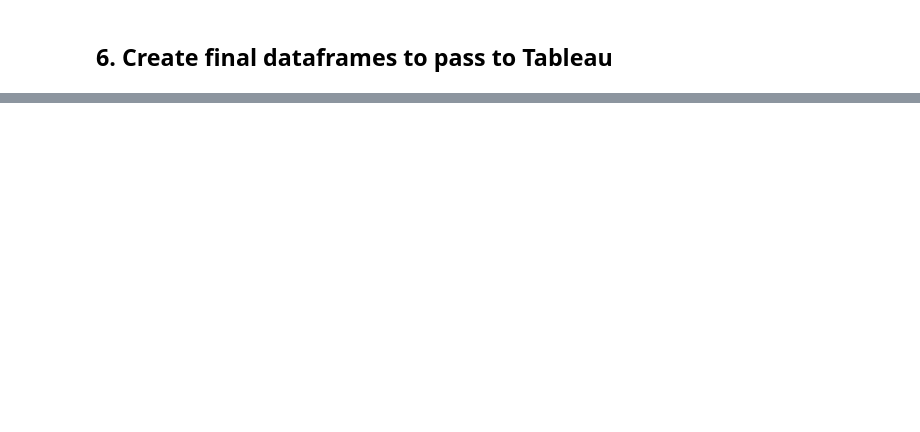
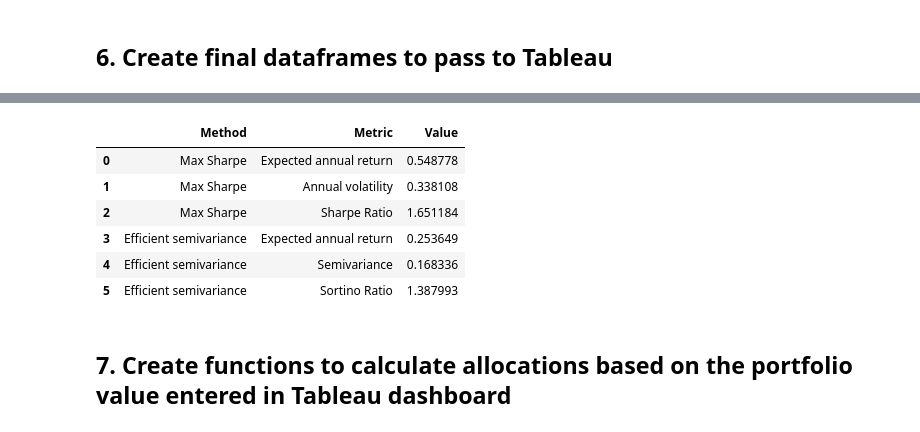
Before and after one commit to anyalitica/tableau-portfolio-optimisation-hackathon, a Jupyter notebook: portfolio-optimisation.ipynb, the cells around one changed output, grey strips where cells are left out. Cells and saved outputs as stored; diff of their text form; code cells hidden in the pictures; blank space fills up the shorter version.

```diff
--- a/portfolio-optimisation.ipynb
+++ b/portfolio-optimisation.ipynb
@@ -162,6 +180,6 @@ weights_max_sharpe = pd.DataFrame(cleaned_weights_max_sharpe, index=[0]).T.reset
 # %%
 # Print portfolio summary and create new variables for each indicator
-(expected_return, annual_volatility,sharpe_ratio) = ef.portfolio_performance(verbose=False)
+(expected_return, annual_volatility,sharpe_ratio) = ef.portfolio_performance(verbose=True)
 
 #Create a dictionary with values and names of metrics, then convert it to a dataframe
 summary = {'Expected annual return':expected_return,
@@ -432,9 +413,21 @@ portfolio_summary_combined = portfolio_summary_sharpe.append(portfolio_summary_e
+# %%
+portfolio_summary_combined
+# %% [output]
+|  | Method | Metric | Value |
+| 0 | Max Sharpe | Expected annual return | 0.548778 |
+| 1 | Max Sharpe | Annual volatility | 0.338108 |
+| 2 | Max Sharpe | Sharpe Ratio | 1.651184 |
+| 3 | Efficient semivariance | Expected annual return | 0.253649 |
+| 4 | Efficient semivariance | Semivariance | 0.168336 |
+| 5 | Efficient semivariance | Sortino Ratio | 1.387993 |
 # %%
 # Create a tables connection for Jupitab server to bring dataframes to Tableau
 
 tables = jupytab.Tables()
 tables['combined_table'] = jupytab.DataFrameTable("Main table", dataframe=final_combined_df, include_index=True)
 tables['portfolio_combined'] = jupytab.DataFrameTable("Portfolio summary", dataframe=portfolio_summary_combined, include_index=True)
+# %% [markdown]
+## 7. Create functions to calculate allocations based on the portfolio value entered in Tableau dashboard
 # %%
 # Create a function connection for Jupytab Server to trigger functions in the script from Tableau
 
```
Also changed, not shown: parts of 30 cells of this notebook.
